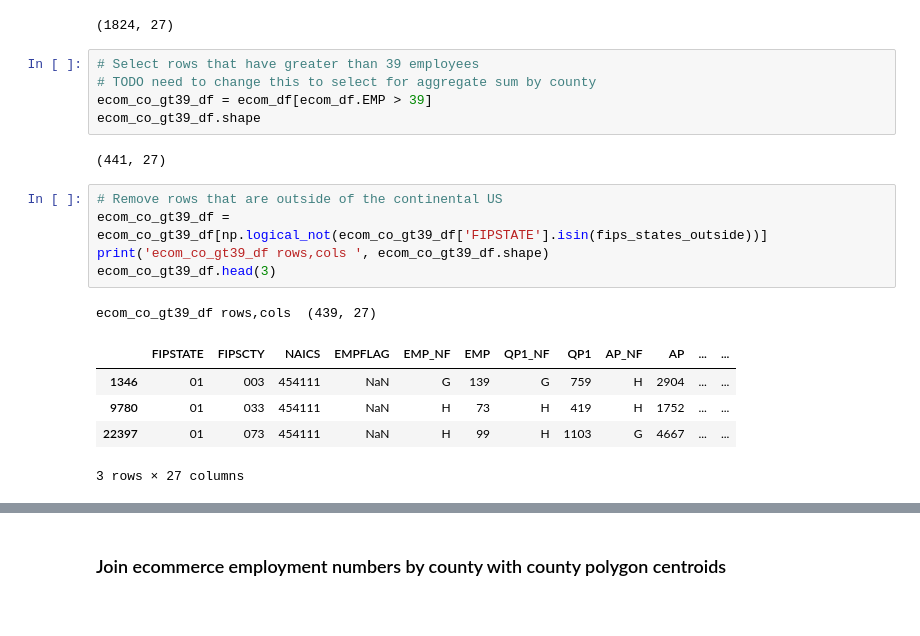
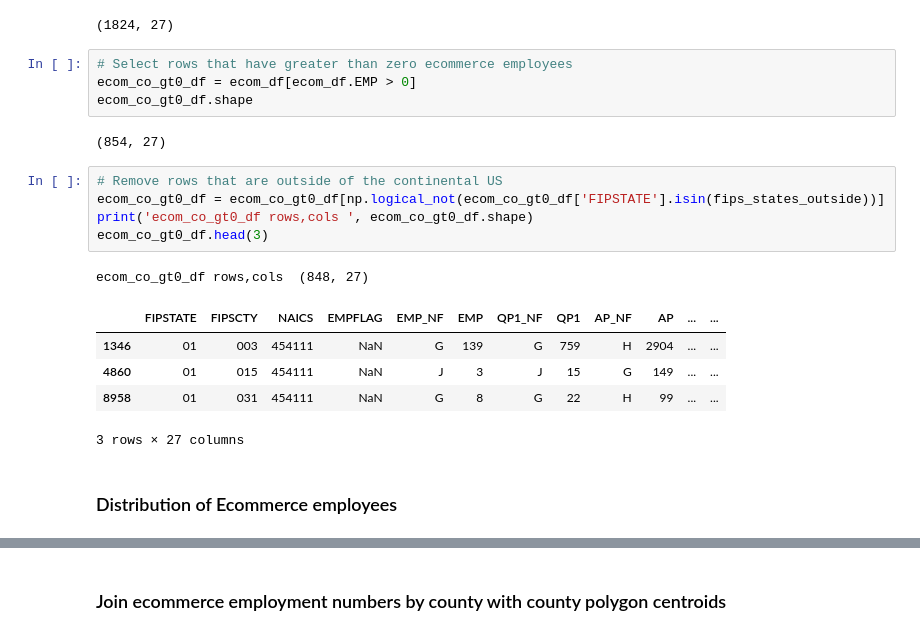
Before and after one commit to stoneyv/cbsa_plot, a Jupyter notebook: python/notebooks/cbsa_cbp_ecommerce_2015.ipynb, the cells around one changed output, grey strips where cells are left out. Cells and saved outputs as stored; diff of their text form.

```diff
--- a/python/notebooks/cbsa_cbp_ecommerce_2015.ipynb
+++ b/python/notebooks/cbsa_cbp_ecommerce_2015.ipynb
@@ -131,21 +138,22 @@ ecom_df.shape
 # %% [output]
 (1824, 27)
 # %%
-# Select rows that have greater than 39 employees
-# TODO need to change this to select for aggregate sum by county
-ecom_co_gt39_df = ecom_df[ecom_df.EMP > 39]
-ecom_co_gt39_df.shape
+# Select rows that have greater than zero ecommerce employees
+ecom_co_gt0_df = ecom_df[ecom_df.EMP > 0]
+ecom_co_gt0_df.shape
 # %% [output]
-(441, 27)
+(854, 27)
 # %%
 # Remove rows that are outside of the continental US
-ecom_co_gt39_df = ecom_co_gt39_df[np.logical_not(ecom_co_gt39_df['FIPSTATE'].isin(fips_states_outside))]
-print('ecom_co_gt39_df rows,cols ', ecom_co_gt39_df.shape)
-ecom_co_gt39_df.head(3)
+ecom_co_gt0_df = ecom_co_gt0_df[np.logical_not(ecom_co_gt0_df['FIPSTATE'].isin(fips_states_outside))]
+print('ecom_co_gt0_df rows,cols ', ecom_co_gt0_df.shape)
+ecom_co_gt0_df.head(3)
 # %% [output]
-ecom_co_gt39_df rows,cols  (439, 27)
+ecom_co_gt0_df rows,cols  (848, 27)
 |  | FIPSTATE | FIPSCTY | NAICS | EMPFLAG | EMP_NF | EMP | QP1_NF | QP1 | AP_NF | AP | ... | ... |
 | 1346 | 01 | 003 | 454111 | NaN | G | 139 | G | 759 | H | 2904 | ... | ... |
-| 9780 | 01 | 033 | 454111 | NaN | H | 73 | H | 419 | H | 1752 | ... | ... |
-| 22397 | 01 | 073 | 454111 | NaN | H | 99 | H | 1103 | G | 4667 | ... | ... |
+| 4860 | 01 | 015 | 454111 | NaN | J | 3 | J | 15 | G | 149 | ... | ... |
+| 8958 | 01 | 031 | 454111 | NaN | G | 8 | G | 22 | H | 99 | ... | ... |
 3 rows × 27 columns
+# %% [markdown]
+### Distribution of Ecommerce employees
```
Also changed, not shown: parts of 21 cells of this notebook.
